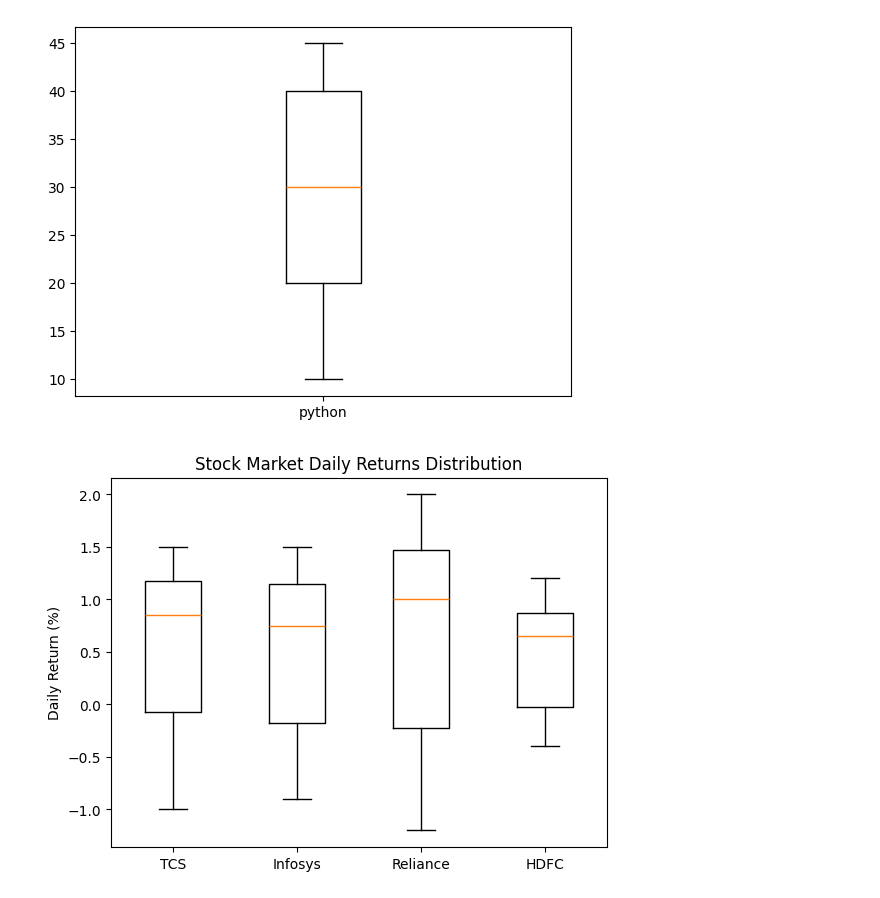
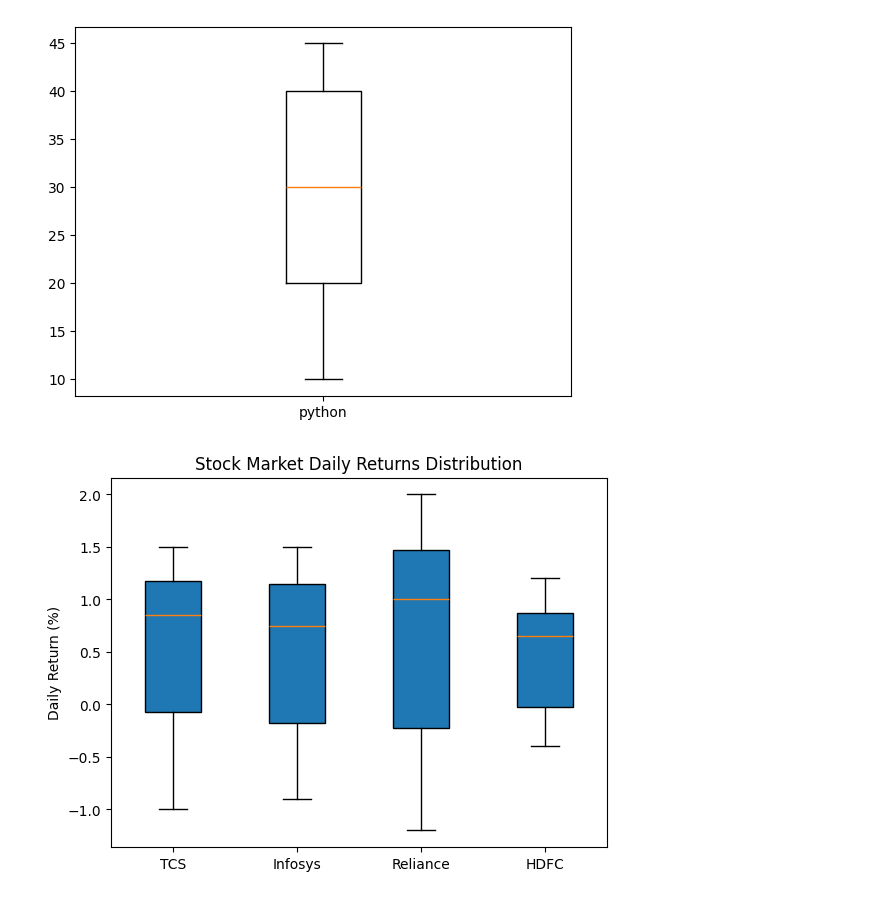
Before and after one commit to NishmthaM/matplotlib_python, a Jupyter notebook: Matplotlib.ipynb, the cells around one changed output. Drawn from its saved outputs; the diff is of its cells as text; code cells hidden in the pictures.

```diff
--- a/Matplotlib.ipynb
+++ b/Matplotlib.ipynb
@@ -448,17 +448,17 @@ plt.show()
 # %%
 import matplotlib.pyplot as plt
 
 # Stock market daily return data (%)
 tcs = [1.2, -0.5, 0.8, 1.5, -1.0, 0.6, 1.1, -0.3, 0.9, 1.4]
 infosys = [0.8, 1.0, -0.6, 1.3, 0.5, -0.9, 1.2, 0.7, 1.5, -0.4]
 reliance = [1.5, -1.2, 0.9, 2.0, -0.8, 1.1, 1.8, -0.5, 0.6, 1.4]
 hdfc = [0.6, -0.3, 0.7, 1.0, -0.4, 0.9, 1.2, -0.2, 0.5, 0.8]
 
 data = [tcs, infosys, reliance, hdfc]
 
-plt.boxplot(data, tick_labels=["TCS", "Infosys", "Reliance", "HDFC"])
+plt.boxplot(data, tick_labels=["TCS", "Infosys", "Reliance", "HDFC"],patch_artist=True) # patch_artist used to fill the color inside the block
 plt.title("Stock Market Daily Returns Distribution")
 plt.ylabel("Daily Return (%)")
 plt.show()
 # %% [output]
-[figure, old version]
+[figure, new version]
```
Also changed, not shown: parts of 4 cells of this notebook.
